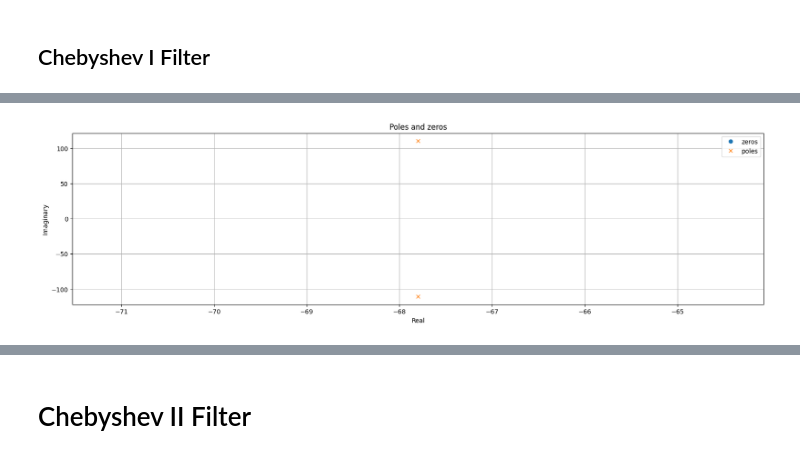
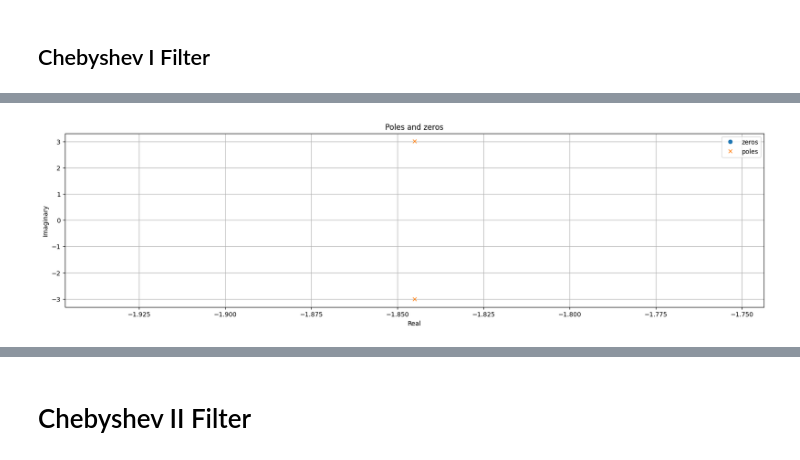
Before and after one commit to Buddhi19/EEEAssignments, a Jupyter notebook: EE 325 Discrete Signal Processing/Filter_Design.ipynb, the cells around one changed output, grey strips where cells are left out. Saved outputs shown, nothing was run; the diff lists cells and outputs as text; code cells hidden in the pictures.

```diff
--- a/EE 325 Discrete Signal Processing/Filter_Design.ipynb
+++ b/EE 325 Discrete Signal Processing/Filter_Design.ipynb
@@ -204,15 +213,16 @@ plt.show()
 # %%
+tf = TransferFunction(b, a)
 plt.figure(figsize=(20, 5))
 plt.plot(tf.zeros.real, tf.zeros.imag, 'o', label='zeros')
 plt.plot(tf.poles.real, tf.poles.imag, 'x', label='poles')
 plt.title('Poles and zeros')
 plt.xlabel('Real')
 plt.ylabel('Imaginary')
 plt.legend()
 plt.grid()
 plt.show()
 # %% [output]
-[figure, old version]
+[figure, new version]
 # %%
 t, h = impulse(tf)
 plt.figure(figsize=(20, 5))
```
Also changed, not shown: parts of 28 cells of this notebook, 5 other files.
